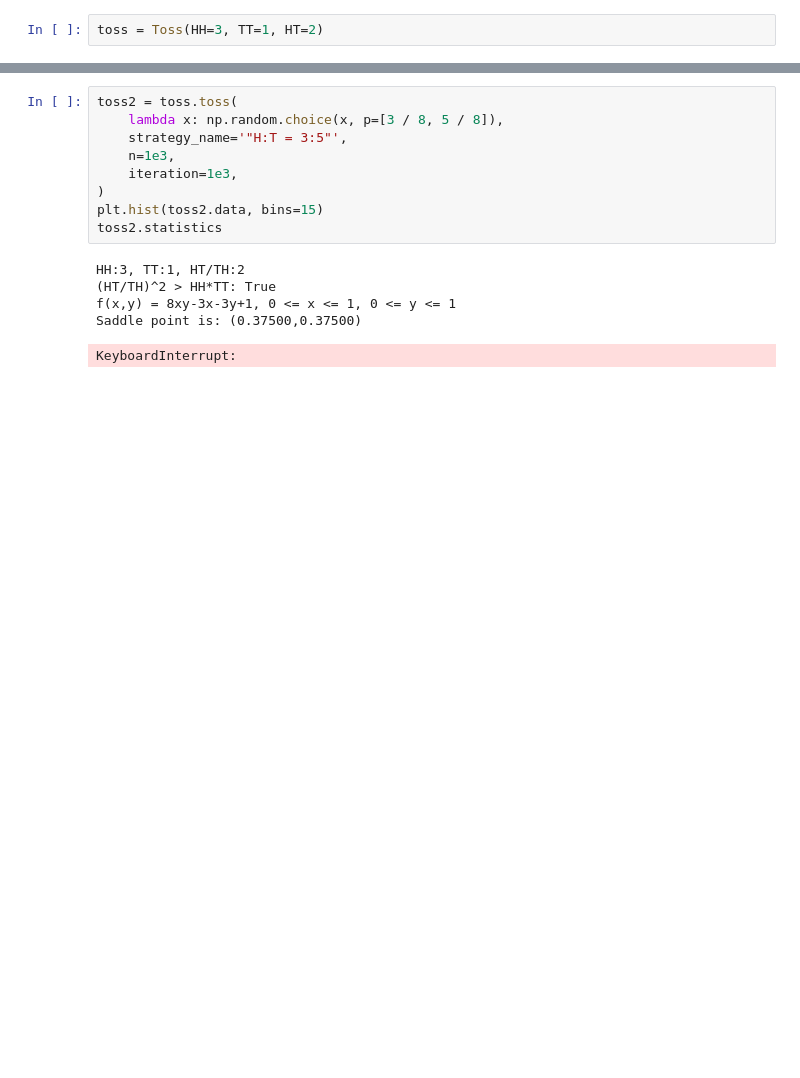
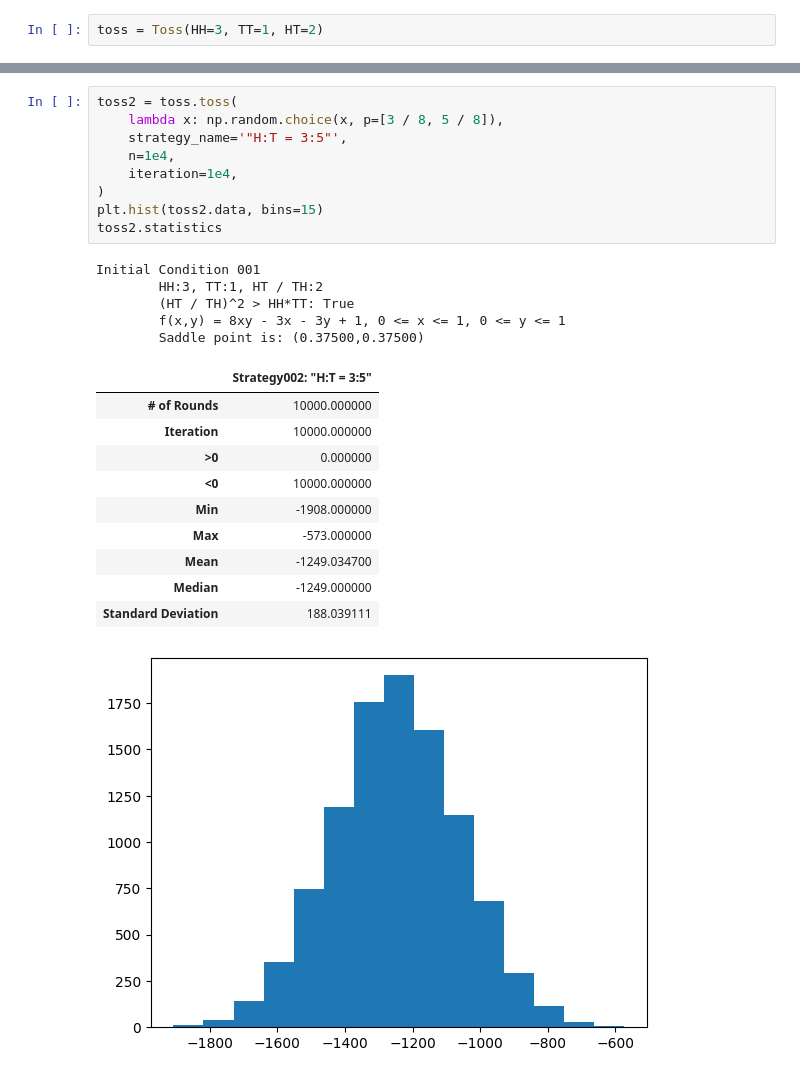
Before and after one commit to SamCHEANG/Math-CS, a Jupyter notebook: toss/toss.ipynb, the cells around one changed output, grey strips where cells are left out. Cells and saved outputs as stored; diff of their text form; blank space fills up the shorter version.

```diff
--- a/toss/toss.ipynb
+++ b/toss/toss.ipynb
@@ -106,18 +116,29 @@ KeyboardInterrupt:
 # %%
 toss2 = toss.toss(
     lambda x: np.random.choice(x, p=[3 / 8, 5 / 8]),
     strategy_name='"H:T = 3:5"',
-    n=1e3,
-    iteration=1e3,
+    n=1e4,
+    iteration=1e4,
 )
 plt.hist(toss2.data, bins=15)
 toss2.statistics
 # %% [output]
-HH:3, TT:1, HT/TH:2
-(HT/TH)^2 > HH*TT: True
-f(x,y) = 8xy-3x-3y+1, 0 <= x <= 1, 0 <= y <= 1
-Saddle point is: (0.37500,0.37500)
+Initial Condition 001
+        HH:3, TT:1, HT / TH:2
+        (HT / TH)^2 > HH*TT: True
+        f(x,y) = 8xy - 3x - 3y + 1, 0 <= x <= 1, 0 <= y <= 1
+        Saddle point is: (0.37500,0.37500)
-KeyboardInterrupt:
+|  | Strategy002: "H:T = 3:5" |
+| # of Rounds | 10000.000000 |
+| Iteration | 10000.000000 |
+| >0 | 0.000000 |
+| <0 | 10000.000000 |
+| Min | -1908.000000 |
+| Max | -573.000000 |
+| Mean | -1249.034700 |
+| Median | -1249.000000 |
+| Standard Deviation | 188.039111 |
+[figure, added]
 # %%
 toss3 = toss.toss(
     lambda x: np.random.choice(x, p=[5 / 8, 3 / 8]),
```
Also changed, not shown: parts of 3 cells of this notebook, 1 other file.
